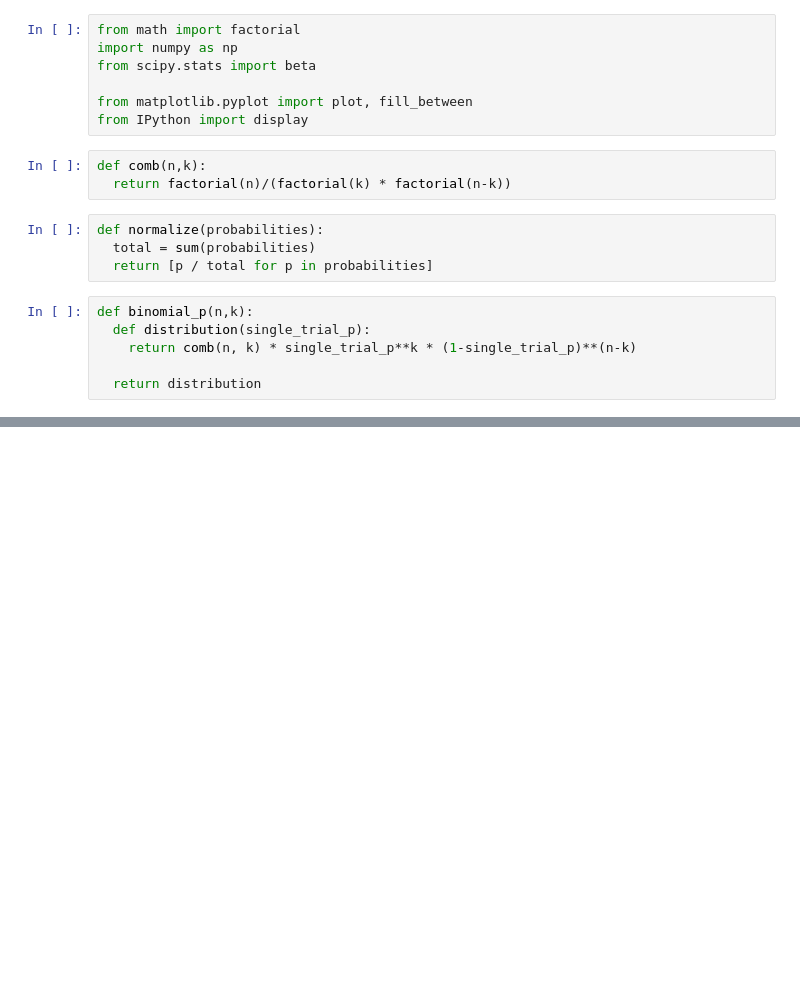
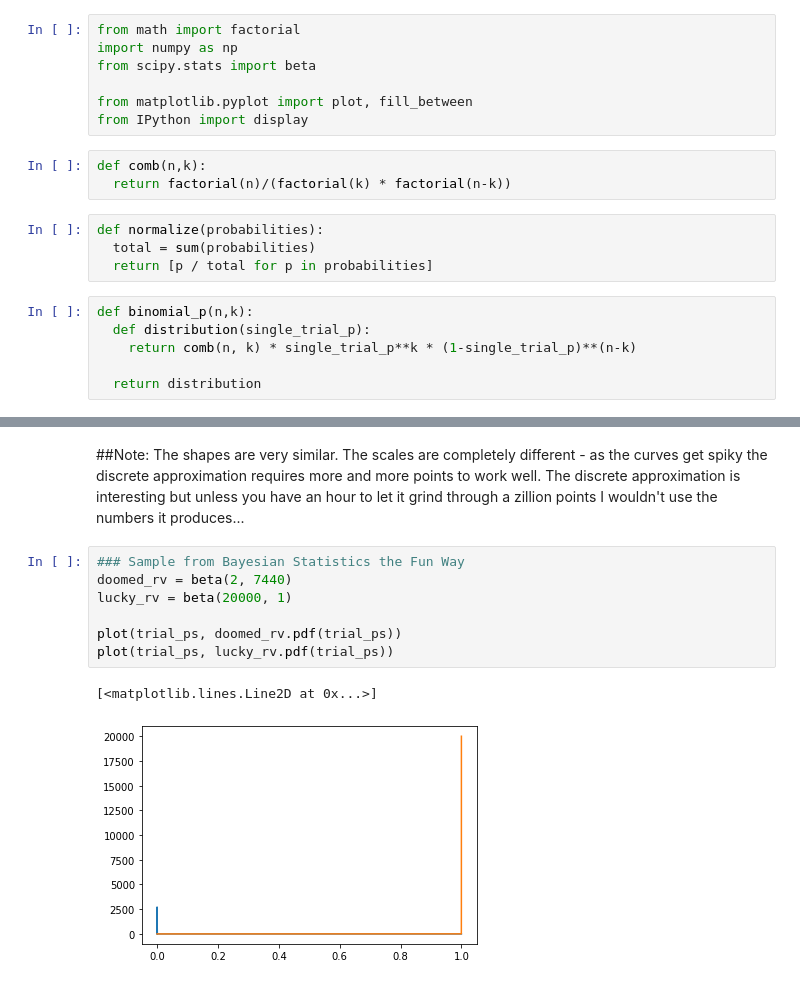
Before and after one commit to ctarrington/try-colab, a Jupyter notebook: beta_multiplication.ipynb, the cells around one changed output, grey strips where cells are left out. Saved outputs shown, nothing was run; the diff lists cells and outputs as text; blank space fills up the shorter version.

```diff
--- a/beta_multiplication.ipynb
+++ b/beta_multiplication.ipynb
@@ -41,0 +80,12 @@ plot(trial_ps, product_probs)
+# %% [markdown]
+##Note: The shapes are very similar. The scales are completely different - as the curves get spiky the discrete approximation requires more and more points to work well. The discrete approximation is interesting but unless you have an hour to let it grind through a zillion points I wouldn't use the numbers it produces...
+# %%
+### Sample from Bayesian Statistics the Fun Way
+doomed_rv = beta(2, 7440)
+lucky_rv = beta(20000, 1)
+
+plot(trial_ps, doomed_rv.pdf(trial_ps))
+plot(trial_ps, lucky_rv.pdf(trial_ps))
+# %% [output]
+[<matplotlib.lines.Line2D at 0x...>]
+[figure, added]
```
Also changed, not shown: parts of 11 cells of this notebook.
